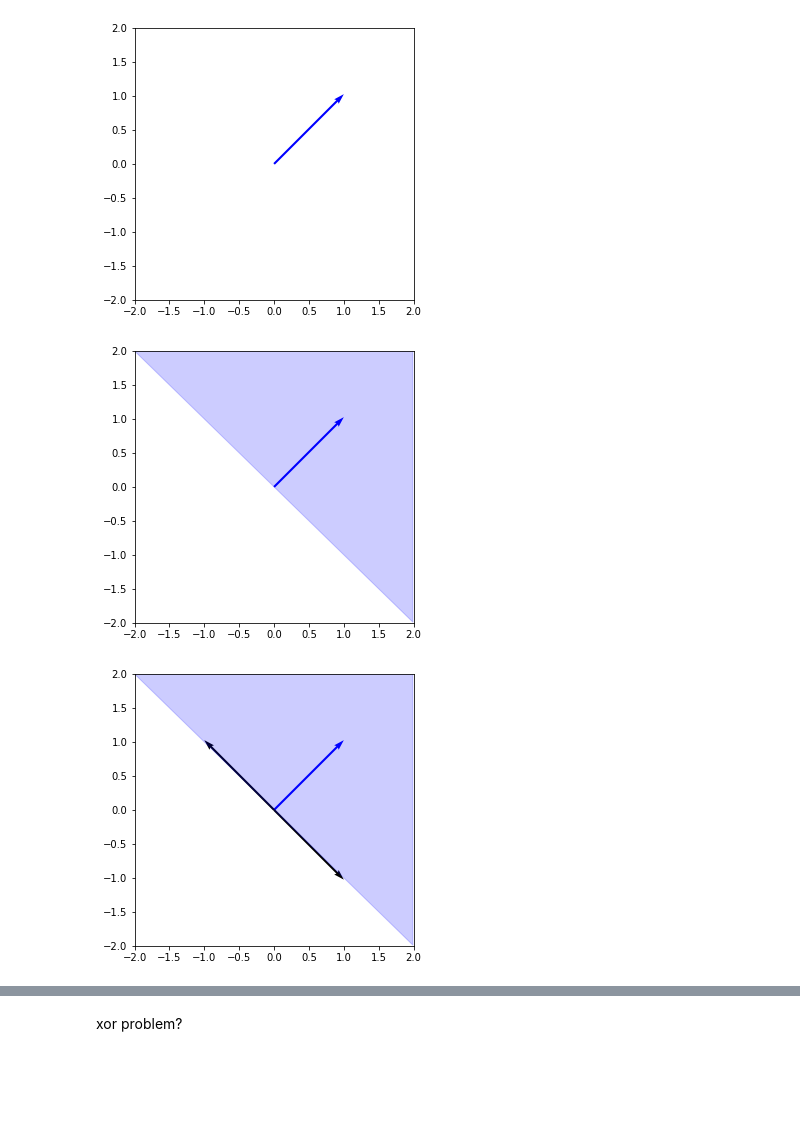
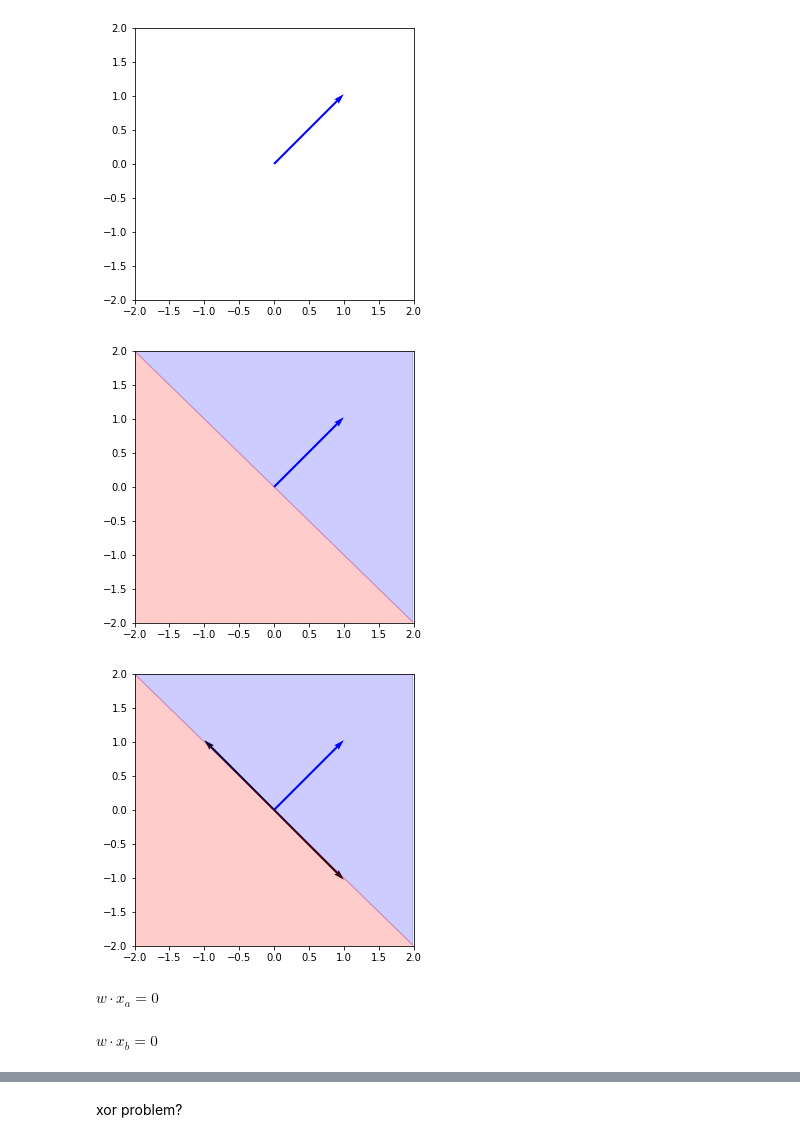
Before and after one commit to EliMoore125/Bio_NN_Teaching, a Jupyter notebook: Perceptron_intro.ipynb, the cells around one changed output, grey strips where cells are left out. Saved outputs shown, nothing was run; the diff lists cells and outputs as text; code cells hidden in the pictures; blank space fills up the shorter version.

```diff
--- a/Perceptron_intro.ipynb
+++ b/Perceptron_intro.ipynb
@@ -13,12 +13,4 @@ origin = np.array([0,0]) # origin point
 x_coords = np.arange(-2,2,0.01)
 y_coords = -x_coords
 upper_y_coords = y_coords + 4
-
-plt.axis([-2,2,-2,2])
-plt.fill_between(x_coords,y_coords,upper_y_coords,facecolor="orange", # The fill color
-                 color='blue',       # The outline color
-                 alpha=0.2)
-
-plt.quiver(*origin, *w, color=['b'], angles='xy', scale_units='xy', scale=1.)
-plt.quiver(*origin, *x, color=['r'], angles='xy', scale_units='xy', scale=1.)
-plt.show()
+lower_y_coords = y_coords - 4
@@ -38,11 +24,12 @@ ax.axis([-2,2,-2,2]);
 # %%
 fig, ax = plt.subplots(1,1,figsize=(5,5));
 
 ax.quiver(*origin, *w, color=['b'], scale_units = 'x', scale=1.);
 ax.axis([-2,2,-2,2]);
 ax.fill_between(x_coords,y_coords,upper_y_coords,facecolor="orange", color='blue', alpha=0.2);
+ax.fill_between(x_coords,y_coords,lower_y_coords,facecolor="orange", color='red', alpha=0.2);
 # %% [output]
-[figure, old version]
+[figure, new version]
 # %%
 x_a = [-1,1]
 x_b = [1,-1]
@@ -53,5 +40,17 @@ ax.quiver(*origin, *x_a, color=['black'], scale_units = 'x', scale=1.);
 ax.quiver(*origin, *x_b, color=['black'], scale_units = 'x', scale=1.);
 ax.axis([-2,2,-2,2]);
 ax.fill_between(x_coords,y_coords,upper_y_coords,facecolor="orange", color='blue', alpha=0.2);
+ax.fill_between(x_coords,y_coords,lower_y_coords,facecolor="orange", color='red', alpha=0.2);
 # %% [output]
-[figure, old version]
+[figure, new version]
+# %%
+from IPython.display import display, Latex
+
+w_dot_xa = w @ x_a
+w_dot_xb = w @ x_b
+
+display(Latex('$w \cdot x_a = {}$'.format(w_dot_xa)))
+display(Latex('$w \cdot x_b = {}$'.format(w_dot_xb)))
+# %% [output]
+$w \cdot x_a = 0$
+$w \cdot x_b = 0$
```
Also changed, not shown: parts of 6 cells of this notebook.
